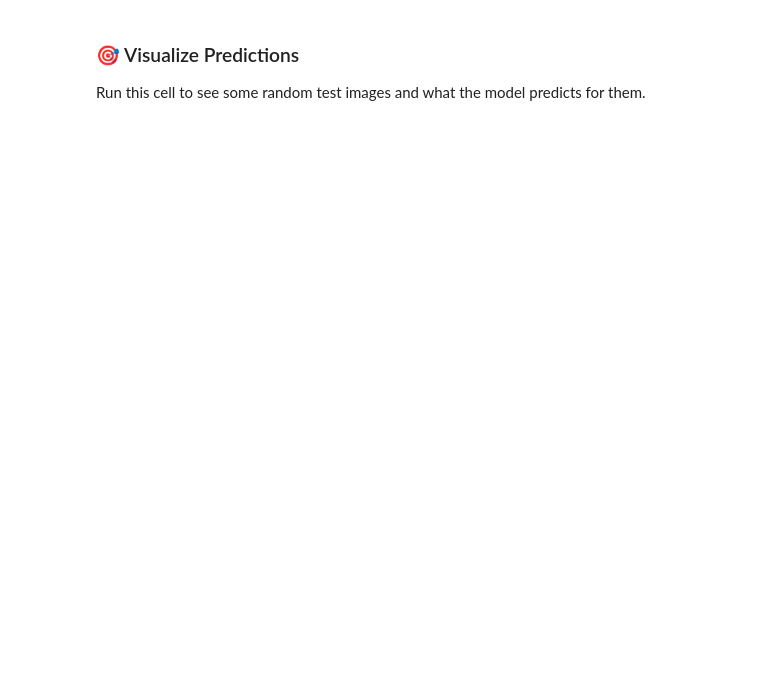
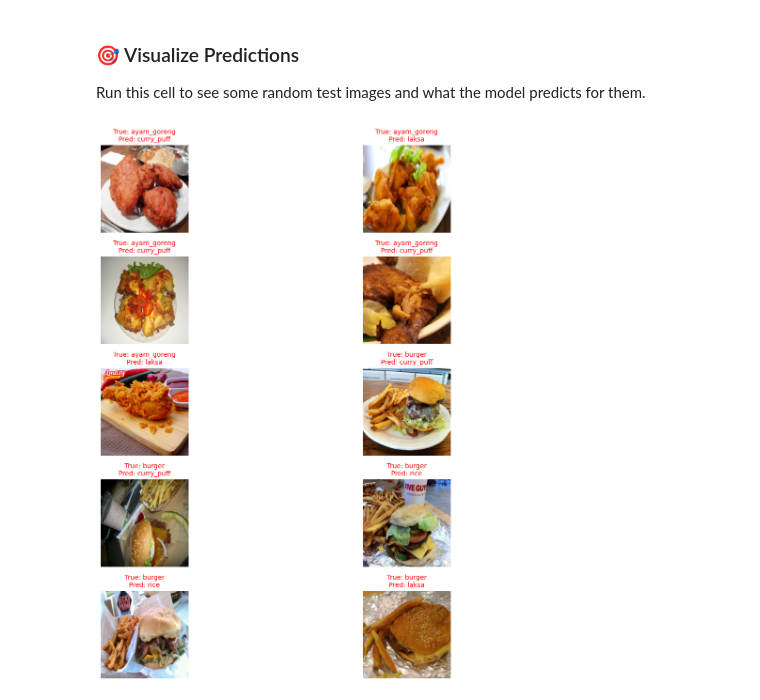
Before and after one commit to mil0kun/DeeplearningMalayFood, a Jupyter notebook: CustomCNN.ipynb, the cells around one changed output. Saved outputs shown, nothing was run; the diff lists cells and outputs as text; code cells hidden in the pictures; blank space fills up the shorter version.

Commit message:
improve pynb according to requirement and save output in json file

```diff
--- a/CustomCNN.ipynb
+++ b/CustomCNN.ipynb
@@ -172,6 +305,8 @@ print("[INFO] Model initialized.")
 criterion = nn.CrossEntropyLoss()
 optimizer = optim.Adam(model.parameters(), lr=LR)
 
+import json
+start_time = time.time()
 history = {'train_loss': [], 'val_loss': [], 'train_acc': [], 'val_acc': []}
 
 print("[INFO] Starting training...")
@@ -215,3 +350,9 @@ for epoch in range(NUM_EPOCHS):
     history['val_acc'].append(val_acc.item())
 
     print(f"Epoch {epoch+1}/{NUM_EPOCHS} | Train Loss: {train_loss:.4f} Acc: {train_acc:.4f} | Val Loss: {val_loss:.4f} Acc: {val_acc:.4f}")
+
+total_time = time.time() - start_time
+print(f"\n[INFO] Training complete in {total_time/60:.2f} minutes")
+
+with open("custom_cnn_results.json", "w") as f:
+    json.dump({"history": history, "total_time": total_time}, f)
@@ -254,35 +429,39 @@ plt.show()
 ### 🎯 Visualize Predictions
 Run this cell to see some random test images and what the model predicts for them.
 # %%
-def visualize_model(model, num_images=6):
+def visualize_misclassified(model, num_images=10):
     was_training = model.training
     model.eval()
     images_so_far = 0
-    plt.figure(figsize=(15, 10))
+    plt.figure(figsize=(15, 12))
 
     with torch.no_grad():
-        for i, (inputs, labels) in enumerate(test_loader):
-            inputs = inputs.to(DEVICE)
-            labels = labels.to(DEVICE)
-
+        for inputs, labels in test_loader:
+            inputs, labels = inputs.to(DEVICE), labels.to(DEVICE)
             outputs = model(inputs)
             _, preds = torch.max(outputs, 1)
 
             for j in range(inputs.size()[0]):
-                images_so_far += 1
-                ax = plt.subplot(num_images // 3, 3, images_so_far)
-                ax.axis('off')
+                # Only process if prediction is wrong
+                if preds[j] != labels[j]:
+                    images_so_far += 1
+                    ax = plt.subplot(num_images // 2, 2, images_so_far) if num_images > 5 else plt.subplot(1, num_images, images_so_far)
+                    ax.axis('off')
 
-                is_correct = preds[j] == labels[j]
-                color = 'green' if is_correct else 'red'
-                title = f'True: {CLASS_NAMES[labels[j]]}\nPred: {CLASS_NAMES[preds[j]]}'
+                    title = f'True: {CLASS_NAMES[labels[j]]}\nPred: {CLASS_NAMES[preds[j]]}'
+                    ax.set_title(title, color='red', fontsize=10)
+                    imshow(inputs.cpu().data[j])
 
-                ax.set_title(title, color=color, fontsize=10)
-                imshow(inputs.cpu().data[j])
+                    if images_so_far == num_images:
+                        model.train(mode=was_training)
+                        plt.tight_layout()
+                        return
 
-                if images_so_far == num_images:
-                    model.train(mode=was_training)
-                    return
+        if images_so_far == 0:
+            print("No misclassified samples found in the test set!")
         model.train(mode=was_training)
 
-visualize_model(model)
+# Visualize 10 mistakes
+visualize_misclassified(model, num_images=10)
+# %% [output]
+[figure, added]
```
Also changed, not shown: parts of 11 cells of this notebook, 3 other files.
